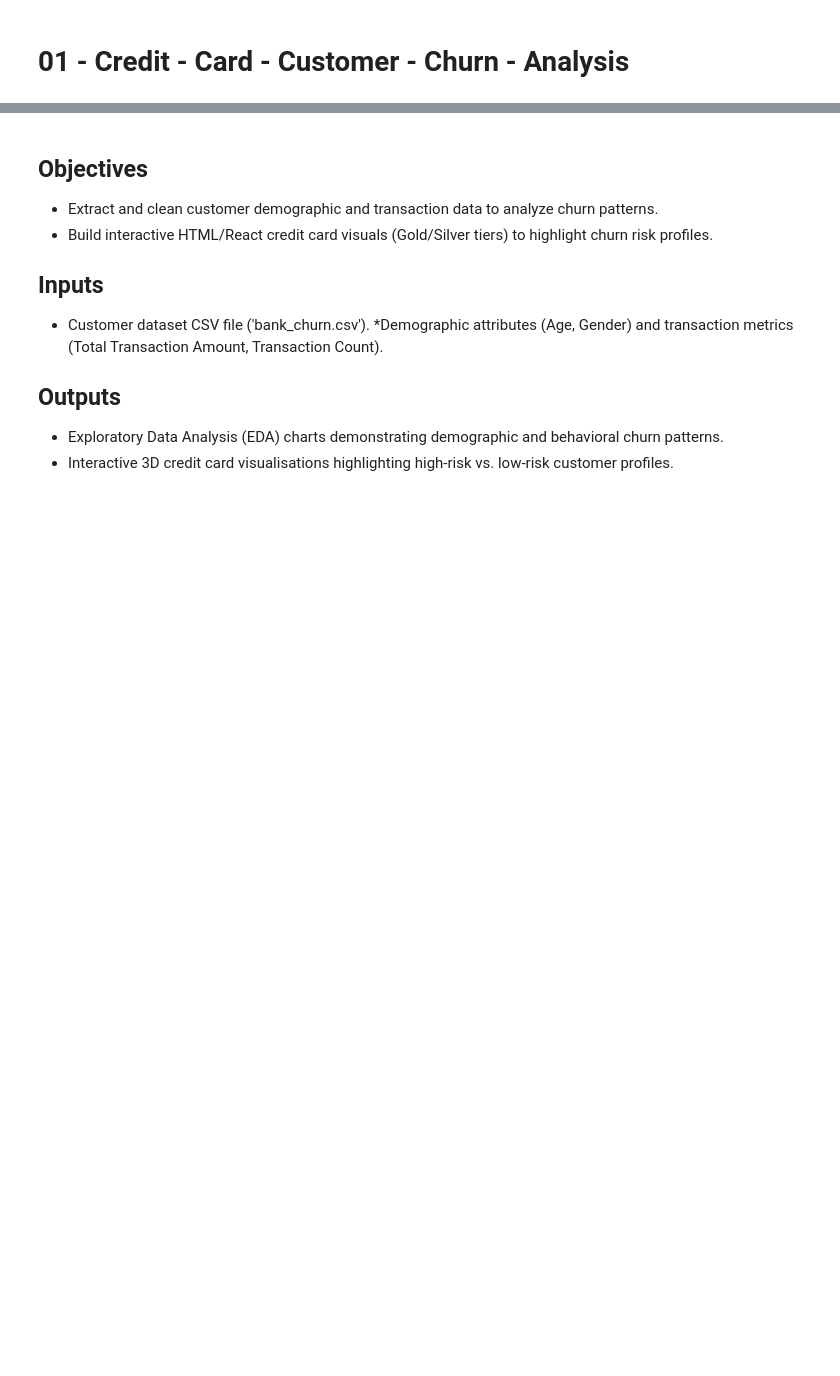
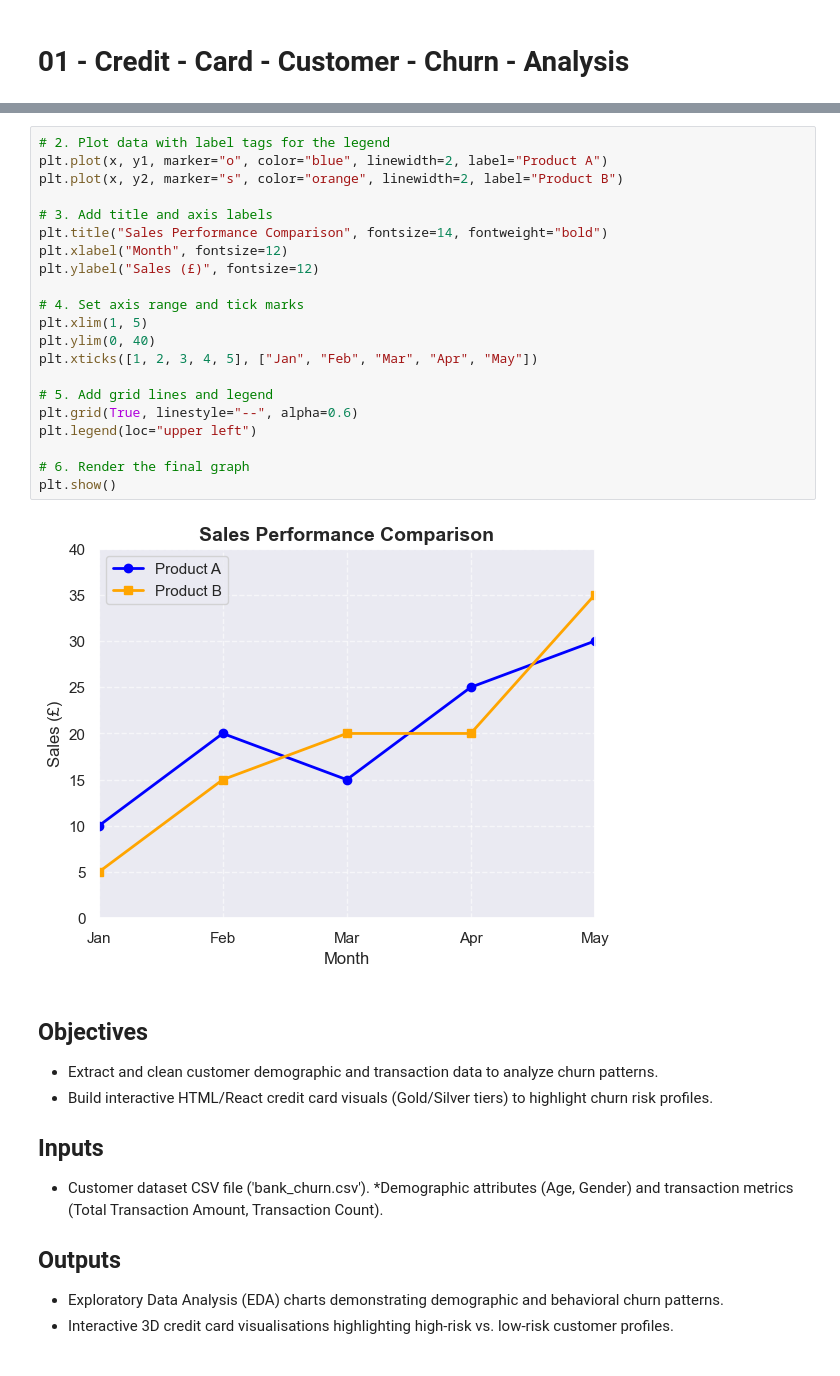
Before and after one commit to R2822201/credit-card-customer-churn-analysis, a Jupyter notebook: jupyter_notebooks/01_templete_credit_card_churn_analysis.ipynb, the cells around one changed output, grey strips where cells are left out. Cells and saved outputs as stored; diff of their text form; blank space fills up the shorter version.

```diff
--- a/jupyter_notebooks/01_templete_credit_card_churn_analysis.ipynb
+++ b/jupyter_notebooks/01_templete_credit_card_churn_analysis.ipynb
@@ -3,3 +84,26 @@
+# %%
+# 2. Plot data with label tags for the legend
+plt.plot(x, y1, marker="o", color="blue", linewidth=2, label="Product A")
+plt.plot(x, y2, marker="s", color="orange", linewidth=2, label="Product B")
+
+# 3. Add title and axis labels
+plt.title("Sales Performance Comparison", fontsize=14, fontweight="bold")
+plt.xlabel("Month", fontsize=12)
+plt.ylabel("Sales (£)", fontsize=12)
+
+# 4. Set axis range and tick marks
+plt.xlim(1, 5)
+plt.ylim(0, 40)
+plt.xticks([1, 2, 3, 4, 5], ["Jan", "Feb", "Mar", "Apr", "May"])
+
+# 5. Add grid lines and legend
+plt.grid(True, linestyle="--", alpha=0.6)
+plt.legend(loc="upper left")
+
+# 6. Render the final graph
+plt.show()
+# %% [output]
+[figure, added]
 # %% [markdown]
 ## Objectives
 
```
Also changed, not shown: parts of 13 cells of this notebook.
